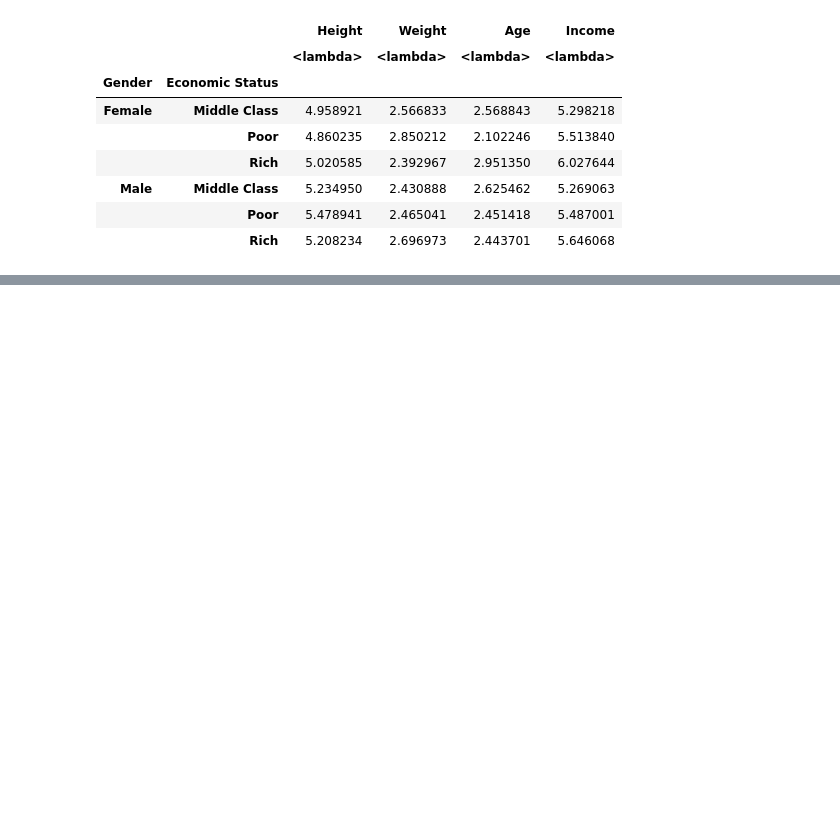
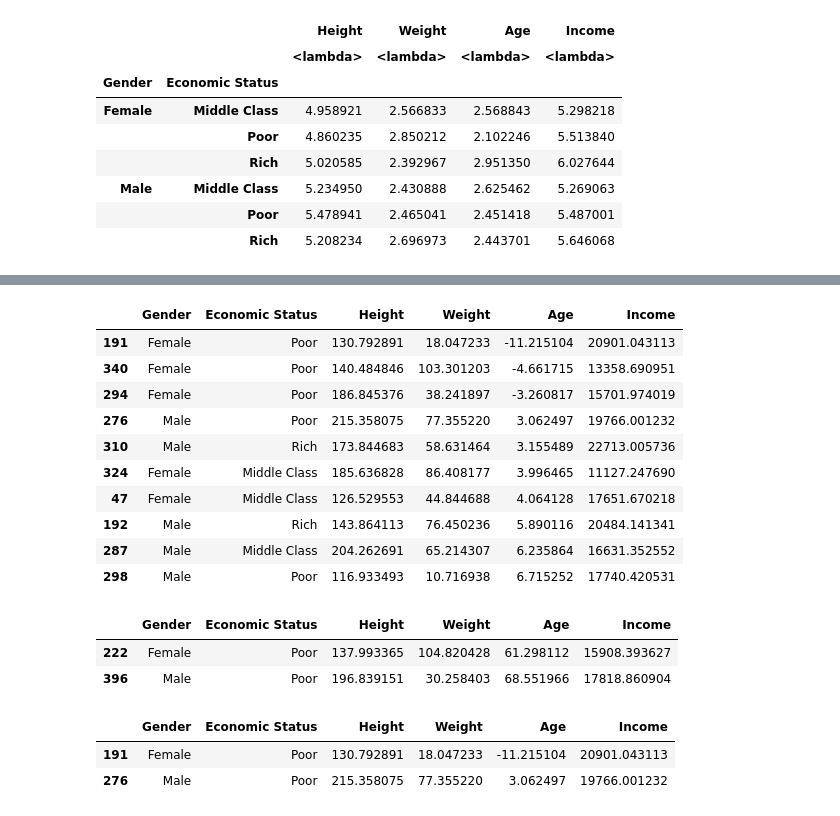
Before and after one commit to SPoVi/DataScience_Python, a Jupyter notebook: notebooks/T2 - Data Cleaning/T2 - 3 - Data Cleaning - Agrupación de datos - Jupyter.ipynb, the cells around one changed output, grey strips where cells are left out. Saved outputs shown, nothing was run; the diff lists cells and outputs as text; code cells hidden in the pictures; blank space fills up the shorter version.

```diff
--- a/notebooks/T2 - Data Cleaning/T2 - 3 - Data Cleaning - Agrupación de datos - Jupyter.ipynb
+++ b/notebooks/T2 - Data Cleaning/T2 - 3 - Data Cleaning - Agrupación de datos - Jupyter.ipynb
@@ -267,0 +390,29 @@ double_group.aggregate([lambda x: np.mean(x)/ np.std(x)])
+# %%
+age_grouped = data_sorted.groupby("Gender")
+age_grouped.head()
+# %% [output]
+|  | Gender | Economic Status | Height | Weight | Age | Income |
+| 191 | Female | Poor | 130.792891 | 18.047233 | -11.215104 | 20901.043113 |
+| 340 | Female | Poor | 140.484846 | 103.301203 | -4.661715 | 13358.690951 |
+| 294 | Female | Poor | 186.845376 | 38.241897 | -3.260817 | 15701.974019 |
+| 276 | Male | Poor | 215.358075 | 77.355220 | 3.062497 | 19766.001232 |
+| 310 | Male | Rich | 173.844683 | 58.631464 | 3.155489 | 22713.005736 |
+| 324 | Female | Middle Class | 185.636828 | 86.408177 | 3.996465 | 11127.247690 |
+| 47 | Female | Middle Class | 126.529553 | 44.844688 | 4.064128 | 17651.670218 |
+| 192 | Male | Rich | 143.864113 | 76.450236 | 5.890116 | 20484.141341 |
+| 287 | Male | Middle Class | 204.262691 | 65.214307 | 6.235864 | 16631.352552 |
+| 298 | Male | Poor | 116.933493 | 10.716938 | 6.715252 | 17740.420531 |
+# %%
+# Los mas viejos
+age_grouped.tail(1)
+# %% [output]
+|  | Gender | Economic Status | Height | Weight | Age | Income |
+| 222 | Female | Poor | 137.993365 | 104.820428 | 61.298112 | 15908.393627 |
+| 396 | Male | Poor | 196.839151 | 30.258403 | 68.551966 | 17818.860904 |
+# %%
+# Los más jovenes
+age_grouped.head(1)
+# %% [output]
+|  | Gender | Economic Status | Height | Weight | Age | Income |
+| 191 | Female | Poor | 130.792891 | 18.047233 | -11.215104 | 20901.043113 |
+| 276 | Male | Poor | 215.358075 | 77.355220 | 3.062497 | 19766.001232 |
```
Also changed, not shown: parts of 13 cells of this notebook.
